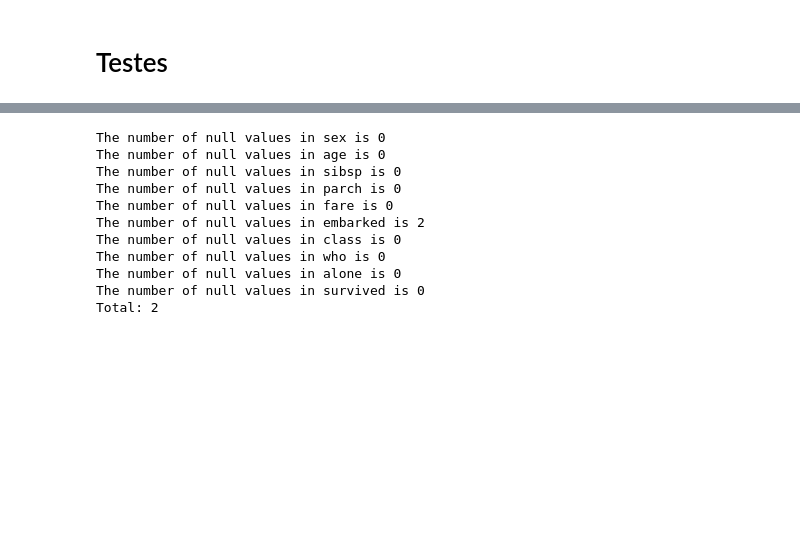
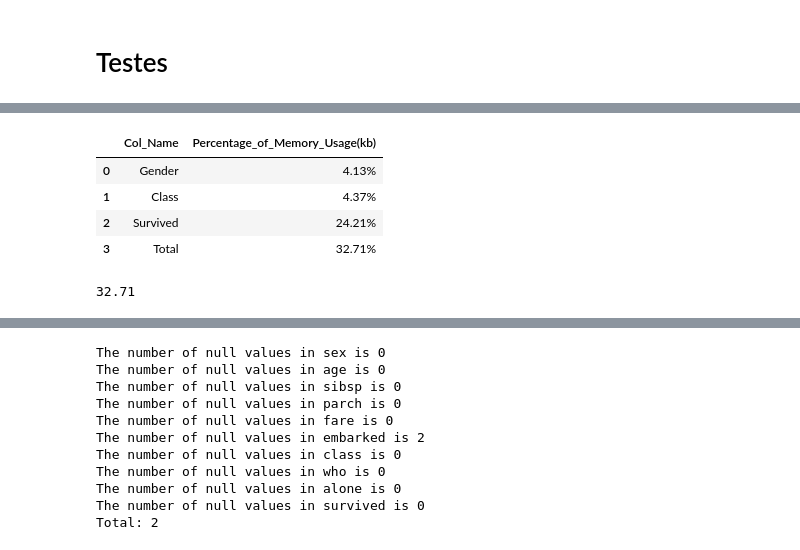
Before and after one commit to Abigor111/SunTzu, a Jupyter notebook: examples/MetadataFunctions.ipynb, the cells around one changed output, grey strips where cells are left out. Drawn from its saved outputs; the diff is of its cells as text; code cells hidden in the pictures; blank space fills up the shorter version.

```diff
--- a/examples/MetadataFunctions.ipynb
+++ b/examples/MetadataFunctions.ipynb
@@ -1231,0 +1400,9 @@ teste1 = remove_rows_with_missing_values(df, ["age"])
+# %%
+Statistics.get_memory_usage_percentage(teste, show_df=True, cols=["Gender", "Class", "Survived"])
+# %% [output]
+|  | Col_Name | Percentage_of_Memory_Usage(kb) |
+| 0 | Gender | 4.13% |
+| 1 | Class | 4.37% |
+| 2 | Survived | 24.21% |
+| 3 | Total | 32.71% |
+32.71
```
Also changed, not shown: parts of 12 cells of this notebook.
